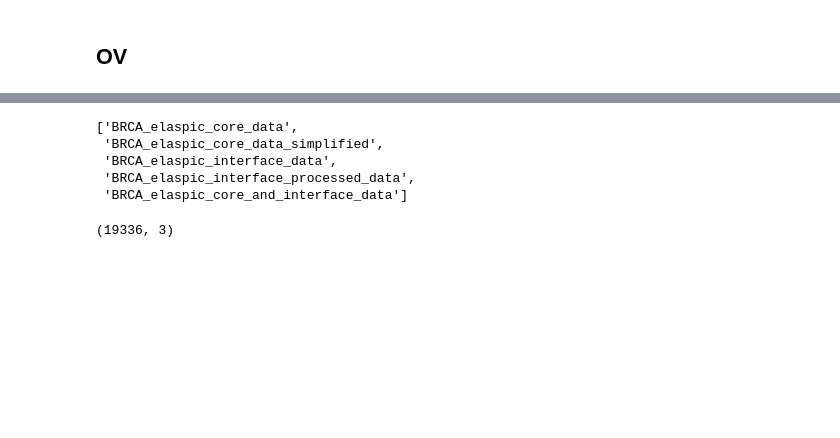
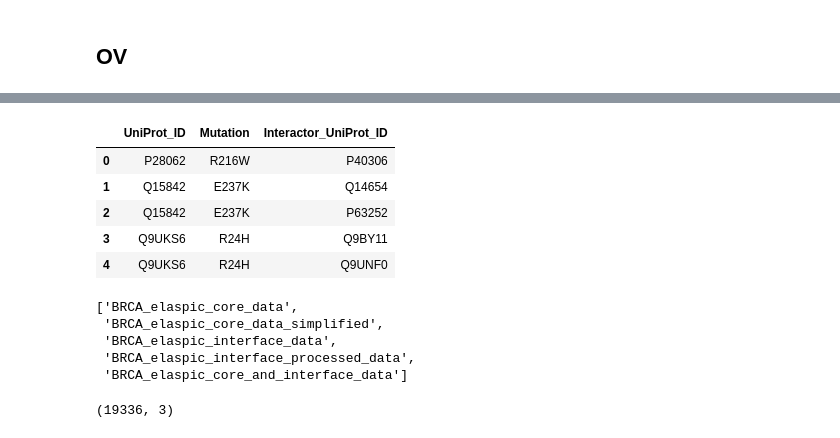
Before and after one commit to ibrahimberb/Predicting-Mutation-Effects, a Jupyter notebook: src/dev/Supp_02.ipynb, the cells around one changed output, grey strips where cells are left out. Cells and saved outputs as stored; diff of their text form; code cells hidden in the pictures; blank space fills up the shorter version.

```diff
--- a/src/dev/Supp_02.ipynb
+++ b/src/dev/Supp_02.ipynb
@@ -134,0 +222,9 @@ supplementary_table_02.to_csv("Supplementary/Supp_02.csv")
+# %%
+supp_02_brca.elaspic_data_materials["BRCA_elaspic_interface_processed_data"].head()
+# %% [output]
+|  | UniProt_ID | Mutation | Interactor_UniProt_ID |
+| 0 | P28062 | R216W | P40306 |
+| 1 | Q15842 | E237K | Q14654 |
+| 2 | Q15842 | E237K | P63252 |
+| 3 | Q9UKS6 | R24H | Q9BY11 |
+| 4 | Q9UKS6 | R24H | Q9UNF0 |
```
Also changed, not shown: parts of 16 cells of this notebook, 1 other file.
